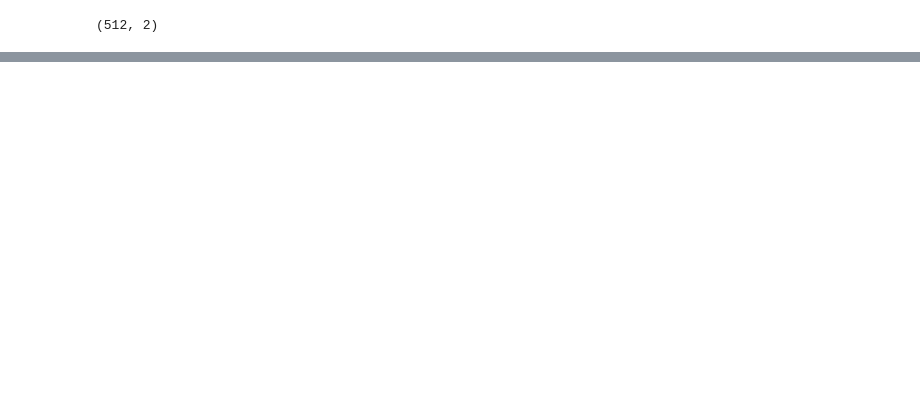
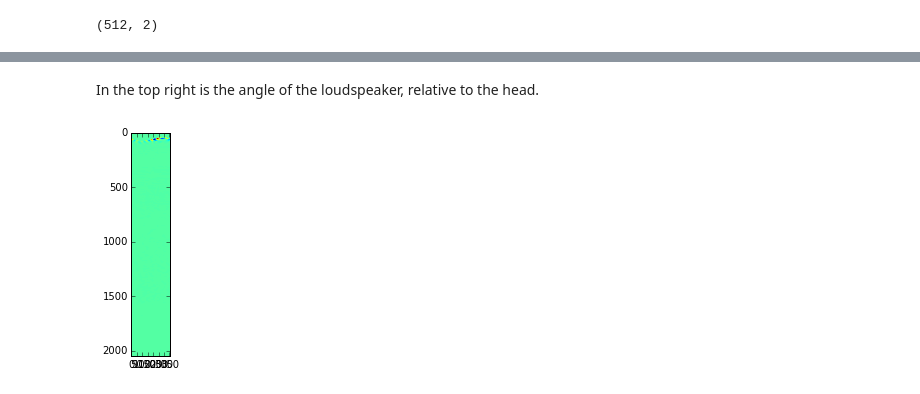
Before and after one commit to spatialaudio/selected-topics-in-audio-signal-processing-exercises, a Jupyter notebook: brir-solutions.ipynb, the cells around one changed output, grey strips where cells are left out. Drawn from its saved outputs; the diff is of its cells as text; code cells hidden in the pictures; blank space fills up the shorter version.

```diff
--- a/brir-solutions.ipynb
+++ b/brir-solutions.ipynb
@@ -169,0 +214,17 @@ If you use any other type of headphones, the result might not sound better, it m
+# %% [markdown]
+In the top right is the angle of the loudspeaker, relative to the head.
+# %%
+import io
+from urllib.request import urlopen
+
+url =  "https://dev.qu.tu-berlin.de/projects/measurements/repository/raw/2010-11-kemar-anechoic/mat/QU_KEMAR_anechoic_2m.mat"
+file = io.BytesIO(urlopen(url).read())
+
+# if you want to load a local file instead:
+#file = "QU_KEMAR_anechoic_2m.mat"
+# %%
+irs = loadmat(file, struct_as_record=False, squeeze_me=True)['irs']
+# %%
+plt.imshow(irs.left);
+# %% [output]
+[figure, added]
```
Also changed, not shown: parts of 24 cells of this notebook, 5 other files.
